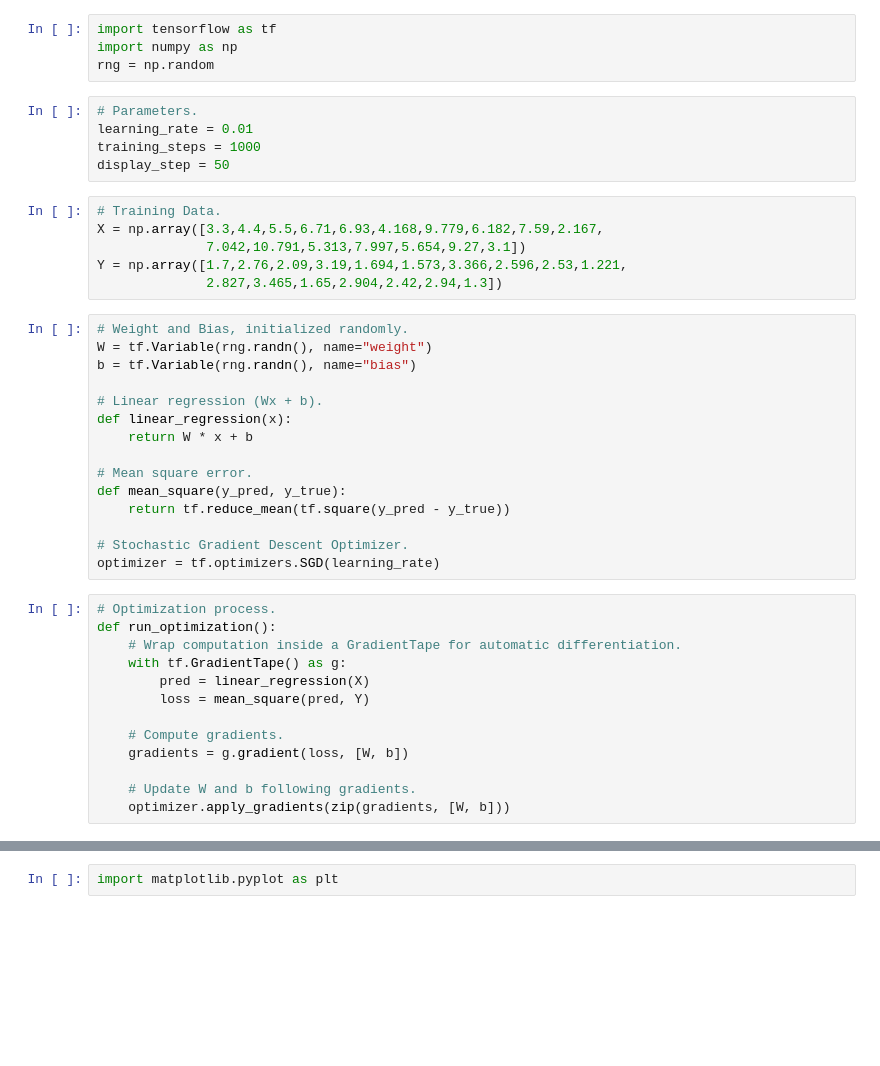
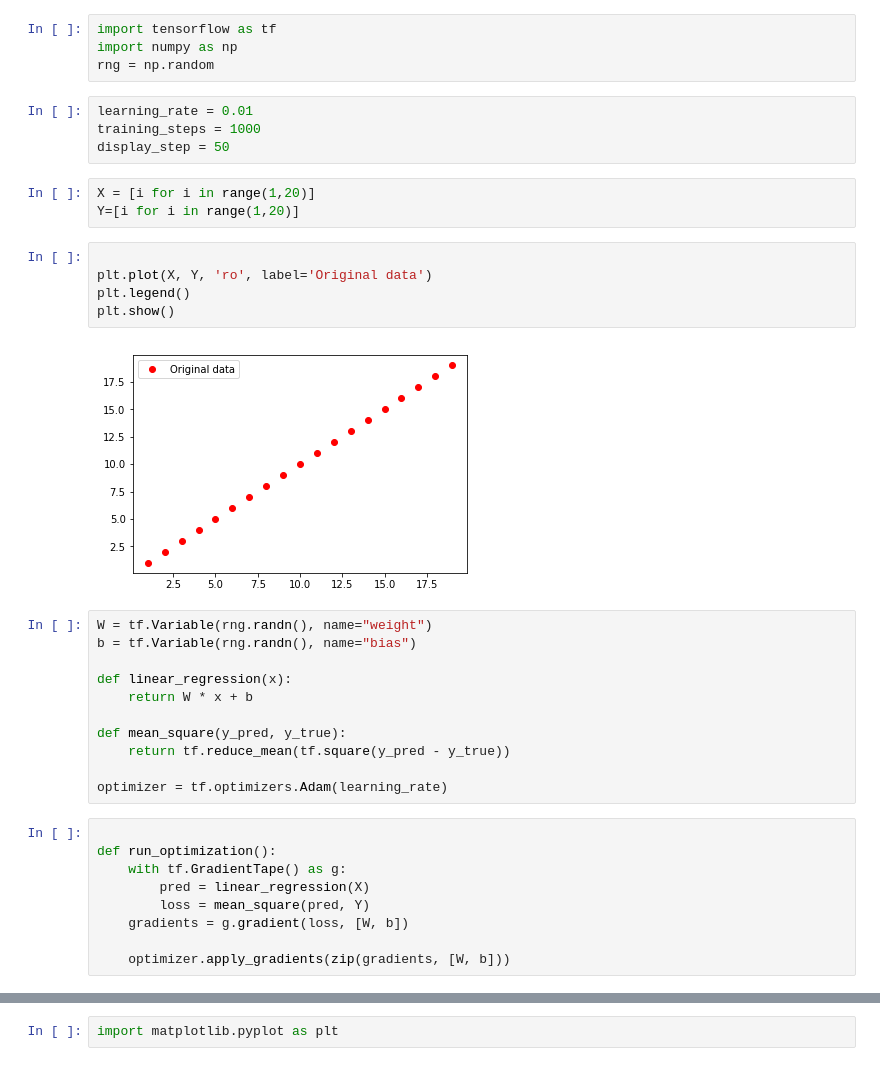
Before and after one commit to abhiyantaabhishek/tutorial, a Jupyter notebook: linear_regression.ipynb, the cells around one changed output, grey strips where cells are left out. Saved outputs shown, nothing was run; the diff lists cells and outputs as text; blank space fills up the shorter version.

```diff
--- a/linear_regression.ipynb
+++ b/linear_regression.ipynb
@@ -16,42 +14,37 @@ import tensorflow as tf
 import numpy as np
 rng = np.random
 # %%
-# Parameters.
 learning_rate = 0.01
 training_steps = 1000
 display_step = 50
-# %%
-# Training Data.
-X = np.array([3.3,4.4,5.5,6.71,6.93,4.168,9.779,6.182,7.59,2.167,
-              7.042,10.791,5.313,7.997,5.654,9.27,3.1])
-Y = np.array([1.7,2.76,2.09,3.19,1.694,1.573,3.366,2.596,2.53,1.221,
-              2.827,3.465,1.65,2.904,2.42,2.94,1.3])
+# %%
+X = [i for i in range(1,20)]
+Y=[i for i in range(1,20)]
+# %%
+
+plt.plot(X, Y, 'ro', label='Original data')
+plt.legend()
+plt.show()
+# %% [output]
+[figure, added]
 # %%
-# Weight and Bias, initialized randomly.
 W = tf.Variable(rng.randn(), name="weight")
 b = tf.Variable(rng.randn(), name="bias")
 
-# Linear regression (Wx + b).
 def linear_regression(x):
     return W * x + b
 
-# Mean square error.
 def mean_square(y_pred, y_true):
     return tf.reduce_mean(tf.square(y_pred - y_true))
 
-# Stochastic Gradient Descent Optimizer.
-optimizer = tf.optimizers.SGD(learning_rate)
+optimizer = tf.optimizers.Adam(learning_rate)
 # %%
-# Optimization process.
+
 def run_optimization():
-    # Wrap computation inside a GradientTape for automatic differentiation.
     with tf.GradientTape() as g:
         pred = linear_regression(X)
         loss = mean_square(pred, Y)
-
-    # Compute gradients.
     gradients = g.gradient(loss, [W, b])
 
-    # Update W and b following gradients.
     optimizer.apply_gradients(zip(gradients, [W, b]))
 # %%
```
Also changed, not shown: parts of 10 cells of this notebook.
